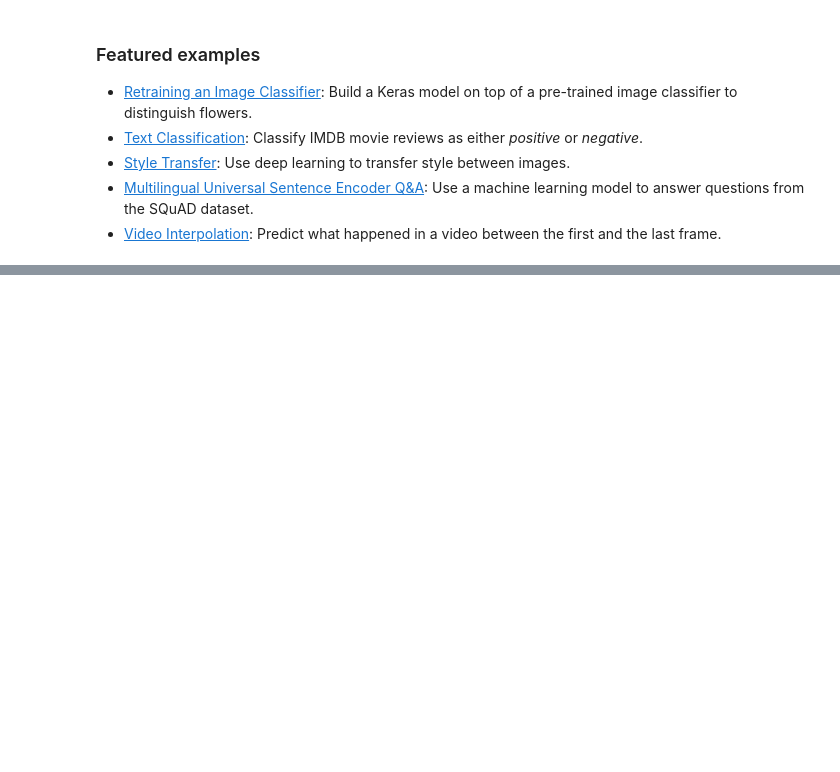
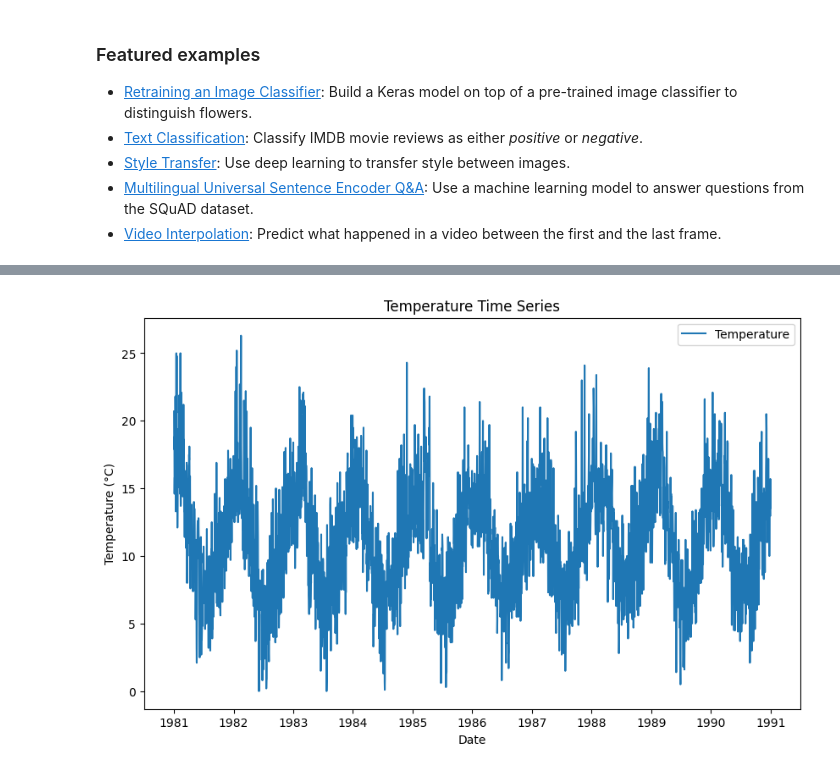
Before and after one commit to Jhansi-2004/DEEP-LEARNING, a Jupyter notebook: Welcome_To_Colab.ipynb, the cells around one changed output, grey strips where cells are left out. Drawn from its saved outputs; the diff is of its cells as text; code cells hidden in the pictures; blank space fills up the shorter version.

```diff
--- a/Welcome_To_Colab.ipynb
+++ b/Welcome_To_Colab.ipynb
@@ -355,0 +187,15 @@ plt.show()
+# %%
+# Step A: Inspect the data
+import pandas as pd
+
+# Download the Jena Climate dataset (or any dataset you'd like to use)
+url = "https://raw.githubusercontent.com/jbrownlee/Datasets/master/daily-min-temperatures.csv"
+df = pd.read_csv(url)
+
+# Display first few rows of the dataset
+print("First few rows of the dataset:")
+print(df.head())
+
+# Display dataset information
+print("\nDataset Information:")
+print(df.info())
@@ -355,0 +222,8 @@ plt.show()
+# %%
+# Step B: Parsing the data
+df['Date'] = pd.to_datetime(df['Date'])  # Convert the 'Date' column to datetime
+df.set_index('Date', inplace=True)  # Set the 'Date' column as the index
+
+# Check if the conversion and indexing are successful
+print("\nParsed Data:")
+print(df.head())
@@ -355,0 +239,13 @@ plt.show()
+# %%
+# Step C: Plotting the temperature time series
+import matplotlib.pyplot as plt
+
+plt.figure(figsize=(10, 6))
+plt.plot(df['Temp'], label='Temperature')
+plt.title('Temperature Time Series')
+plt.xlabel('Date')
+plt.ylabel('Temperature (°C)')
+plt.legend()
+plt.show()
+# %% [output]
+[figure, added]
```
Also changed, not shown: parts of 12 cells of this notebook.
